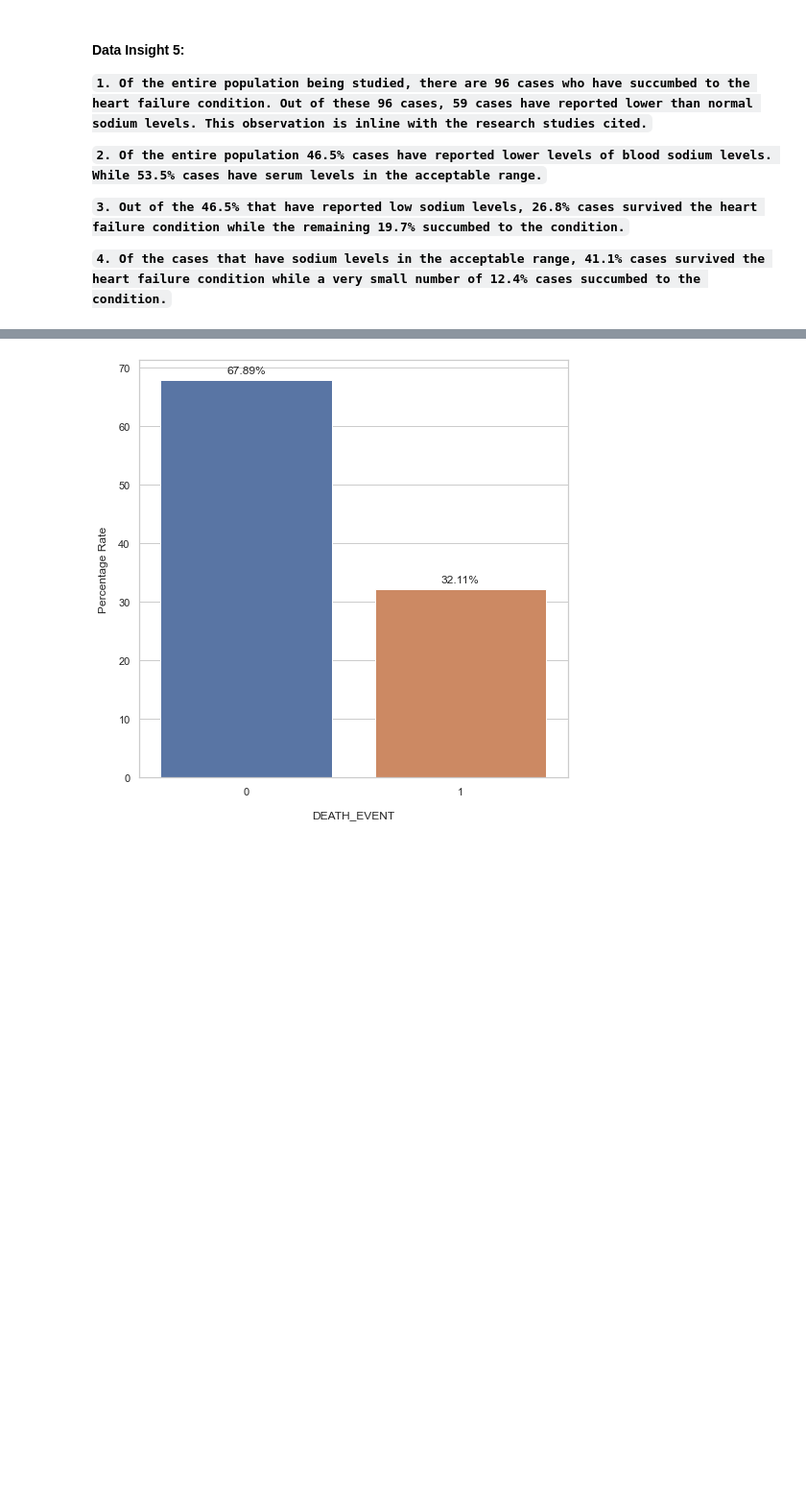
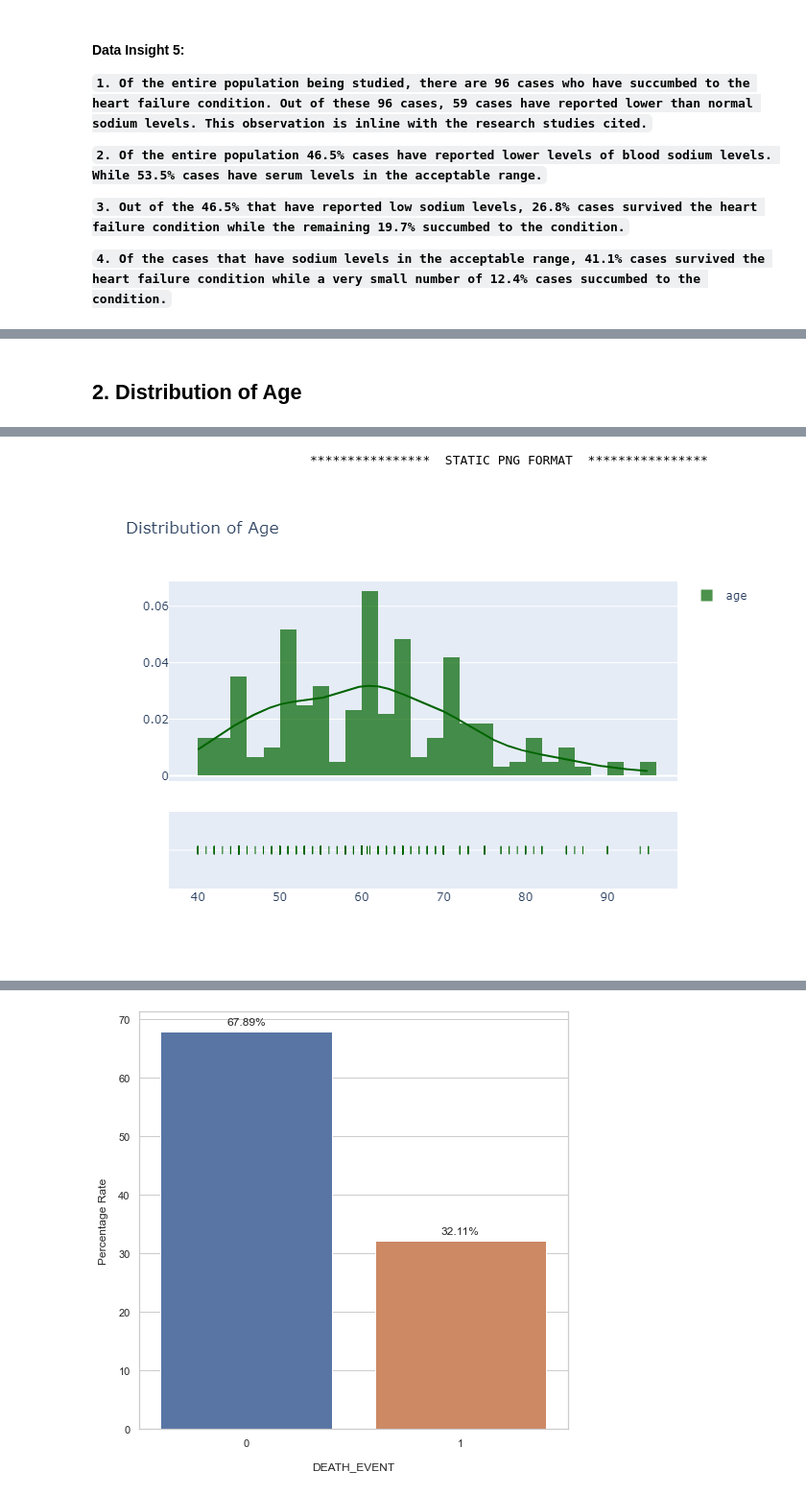
Before and after one commit to khadyothan/ADA, a Jupyter notebook: 3_S20190010040_S20190010129_Project_Code.ipynb, the cells around one changed output, grey strips where cells are left out. Shown at 96% size. Drawn from its saved outputs; the diff is of its cells as text; code cells hidden in the pictures; blank space fills up the shorter version.

```diff
--- a/3_S20190010040_S20190010129_Project_Code.ipynb
+++ b/3_S20190010040_S20190010129_Project_Code.ipynb
@@ -321,0 +353,13 @@ utils.constructDistPlot(hist_data = hist_data,
+# %% [markdown]
+## 2. Distribution of Age
+# %%
+hist_data = [df["age"].values]
+group_labels = ['age']
+
+utils.constructDistPlot(hist_data = hist_data,
+                        group_labels = group_labels,
+                        title_text = "Distribution of Age",
+                        bin_size = [2, 2],
+                        colors = ['rgb(0, 100, 0)'],
+                        export_to_png = True)
+# %% [output]
@@ -321,0 +367,2 @@ utils.constructDistPlot(hist_data = hist_data,
+                             ****************  STATIC PNG FORMAT  ****************
+[figure, added]
```
Also changed, not shown: parts of 36 cells of this notebook.
